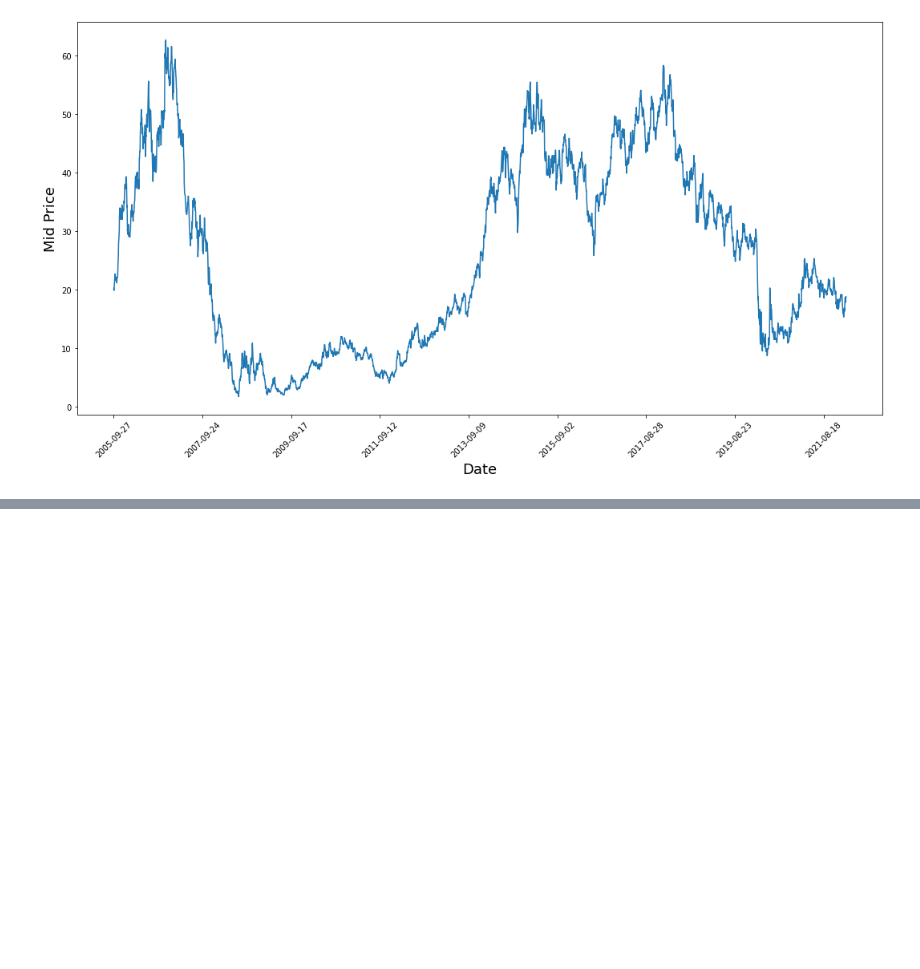
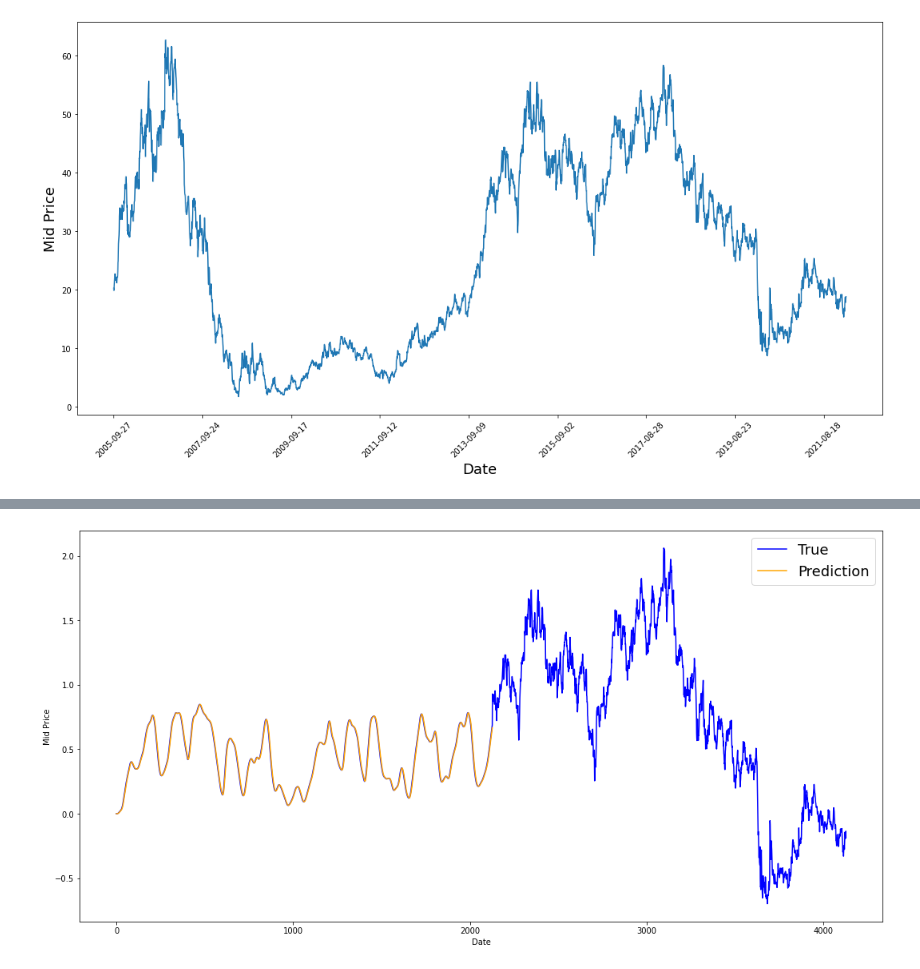
Before and after one commit to srilav/neuralnetwork, a Jupyter notebook: stockpricemovement.ipynb, the cells around one changed output, grey strips where cells are left out. Saved outputs shown, nothing was run; the diff lists cells and outputs as text; code cells hidden in the pictures; blank space fills up the shorter version.

```diff
--- a/stockpricemovement.ipynb
+++ b/stockpricemovement.ipynb
@@ -112,0 +133,3 @@ plt.show()
+# %%
+train_data = mid_prices[:2127].values
+test_data = mid_prices[2127:].values
@@ -112,0 +226,11 @@ plt.show()
+# %%
+plt.figure(figsize = (18,9))
+plt.plot(range(df.shape[0]),all_mid_data,color='b',label='True')
+plt.plot(range(0,N),run_avg_predictions,color='orange', label='Prediction')
+#plt.xticks(range(0,df.shape[0],50),df['Date'].loc[::50],rotation=45)
+plt.xlabel('Date')
+plt.ylabel('Mid Price')
+plt.legend(fontsize=18)
+plt.show()
+# %% [output]
+[figure, added]
```
Also changed, not shown: parts of 14 cells of this notebook.
